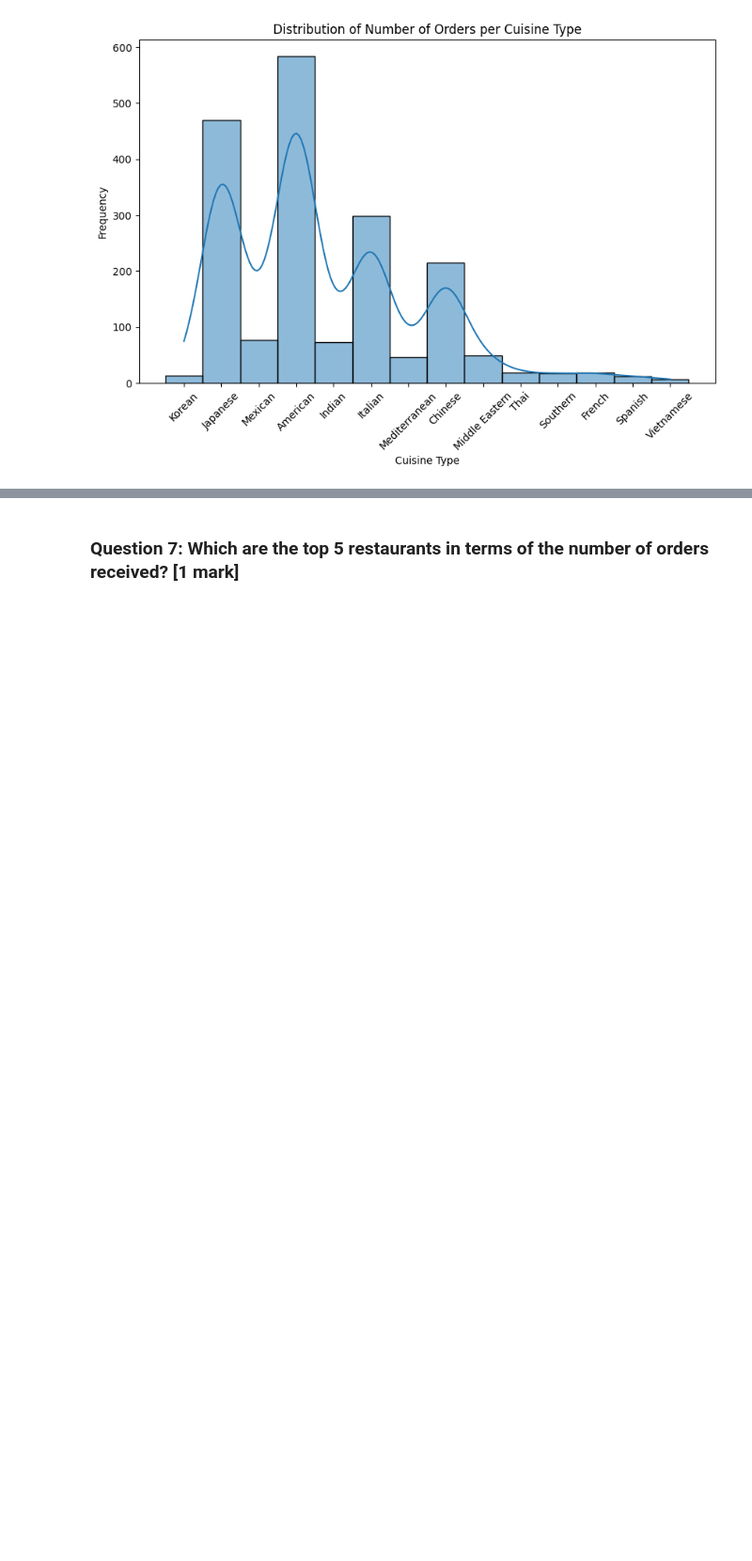
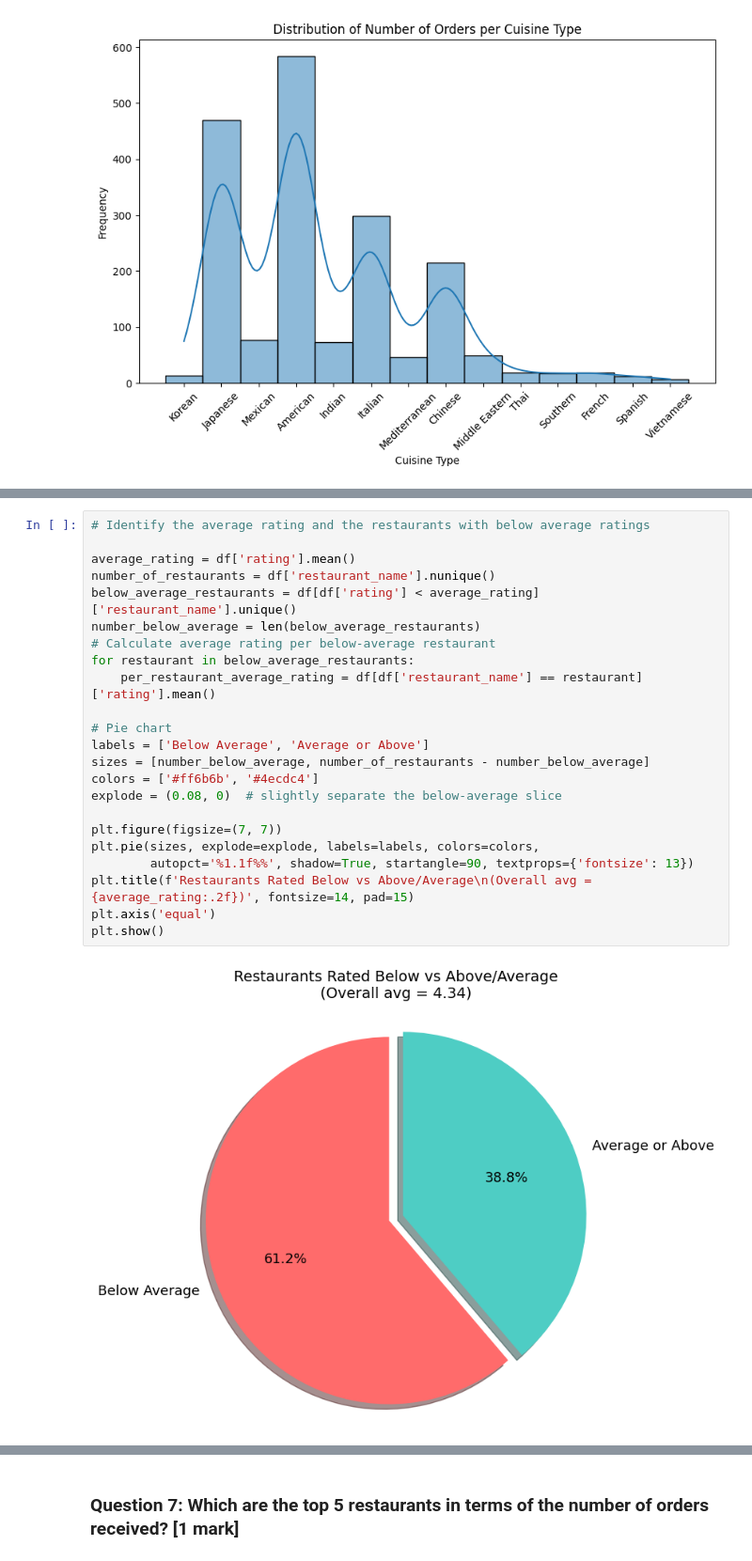
Before and after one commit to pieterkdevilliers/mit-foodhub, a Jupyter notebook: notebooks/FDS_Project_LearnerNotebook_FullCode.ipynb, the cells around one changed output, grey strips where cells are left out. Shown at 94% size. Saved outputs shown, nothing was run; the diff lists cells and outputs as text; blank space fills up the shorter version.

```diff
--- a/notebooks/FDS_Project_LearnerNotebook_FullCode.ipynb
+++ b/notebooks/FDS_Project_LearnerNotebook_FullCode.ipynb
@@ -288,0 +306,25 @@ Replaced existing 'Not given' values with true NaN to make the data easier to wo
+# %%
+# Identify the average rating and the restaurants with below average ratings
+
+average_rating = df['rating'].mean()
+number_of_restaurants = df['restaurant_name'].nunique()
+below_average_restaurants = df[df['rating'] < average_rating]['restaurant_name'].unique()
+number_below_average = len(below_average_restaurants)
+# Calculate average rating per below-average restaurant
+for restaurant in below_average_restaurants:
+    per_restaurant_average_rating = df[df['restaurant_name'] == restaurant]['rating'].mean()
+
+# Pie chart
+labels = ['Below Average', 'Average or Above']
+sizes = [number_below_average, number_of_restaurants - number_below_average]
+colors = ['#ff6b6b', '#4ecdc4']
+explode = (0.08, 0)  # slightly separate the below-average slice
+
+plt.figure(figsize=(7, 7))
+plt.pie(sizes, explode=explode, labels=labels, colors=colors,
+        autopct='%1.1f%%', shadow=True, startangle=90, textprops={'fontsize': 13})
+plt.title(f'Restaurants Rated Below vs Above/Average\n(Overall avg = {average_rating:.2f})', fontsize=14, pad=15)
+plt.axis('equal')
+plt.show()
+# %% [output]
+[figure, added]
```
Also changed, not shown: parts of 34 cells of this notebook, 1 other file.
